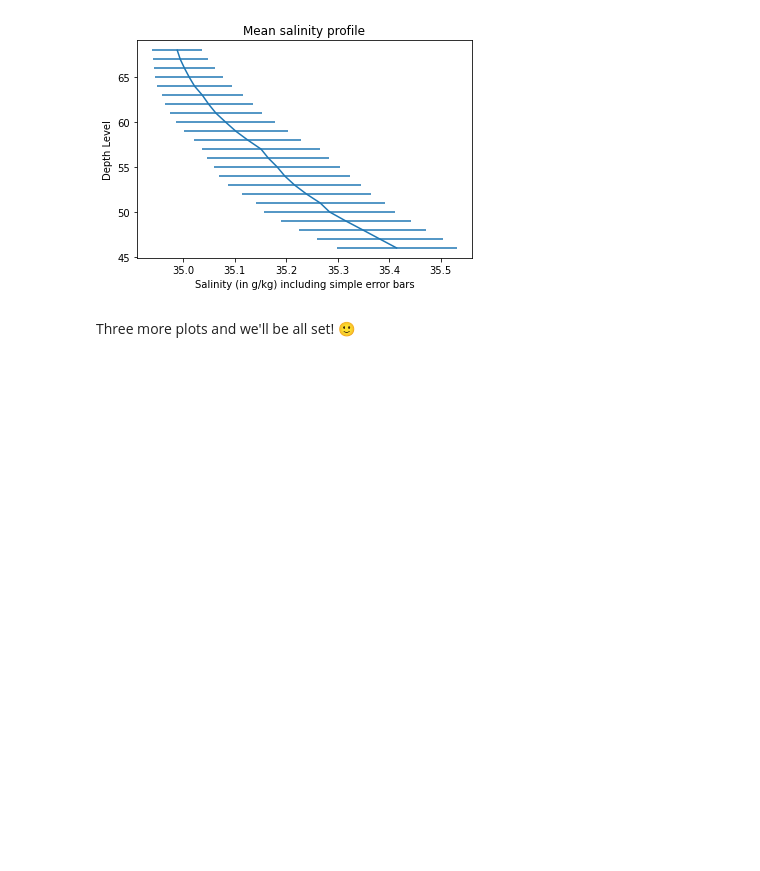
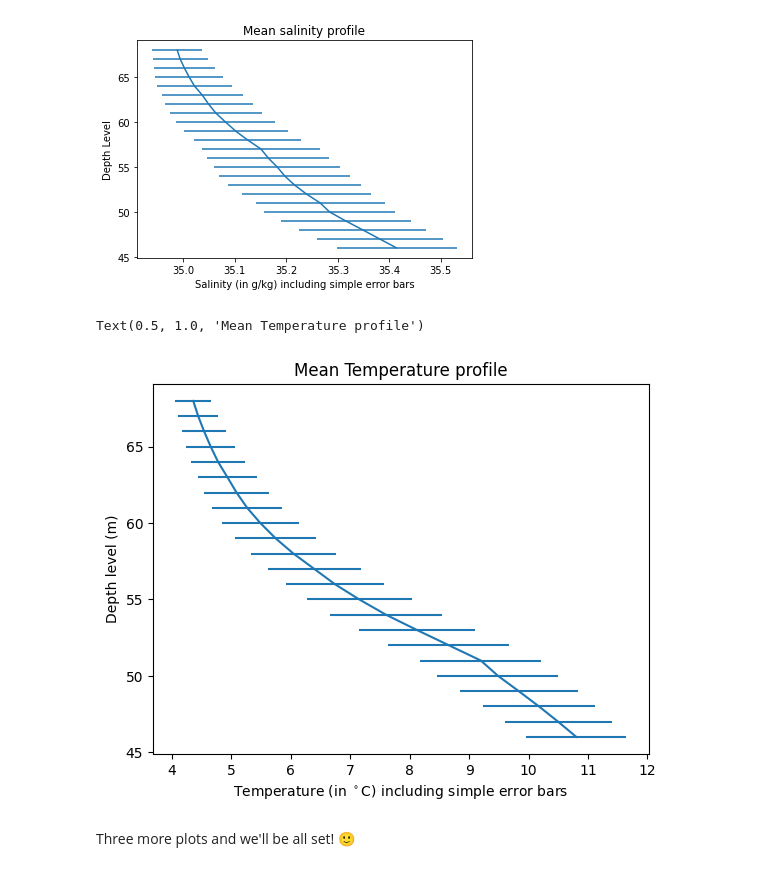
Before and after one commit to Sbindola/2025_Intro_Python, a Jupyter notebook: notebook/W2_S1.ipynb, the cells around one changed output. Saved outputs shown, nothing was run; the diff lists cells and outputs as text; code cells hidden in the pictures; blank space fills up the shorter version.

```diff
--- a/notebook/W2_S1.ipynb
+++ b/notebook/W2_S1.ipynb
@@ -265,0 +266,4 @@ ___
+# %%
+T_mean = np.mean(T,axis=1)
+T_mean.shape
+print(T_mean)
@@ -271,0 +301,3 @@ Check that they have the same shape as your vertical level `lev` coordinate:
+# %%
+T_std = np.std(T,axis=1)
+T_std.shape
@@ -287,3 +331,11 @@ plt.title(___)
+# %%
+plt.errorbar(T_mean,level,xerr=T_std)
+plt.xlabel('Temperature (in $^\circ$C) including simple error bars')
+plt.ylabel('Depth level (m)')
+plt.title('Mean Temperature profile')
+# %% [output]
+Text(0.5, 1.0, 'Mean Temperature profile')
+[figure, added]
 # %% [markdown]
 Three more plots and we'll be all set! 🙂
 # %% [markdown]
```
Also changed, not shown: parts of 21 cells of this notebook.
